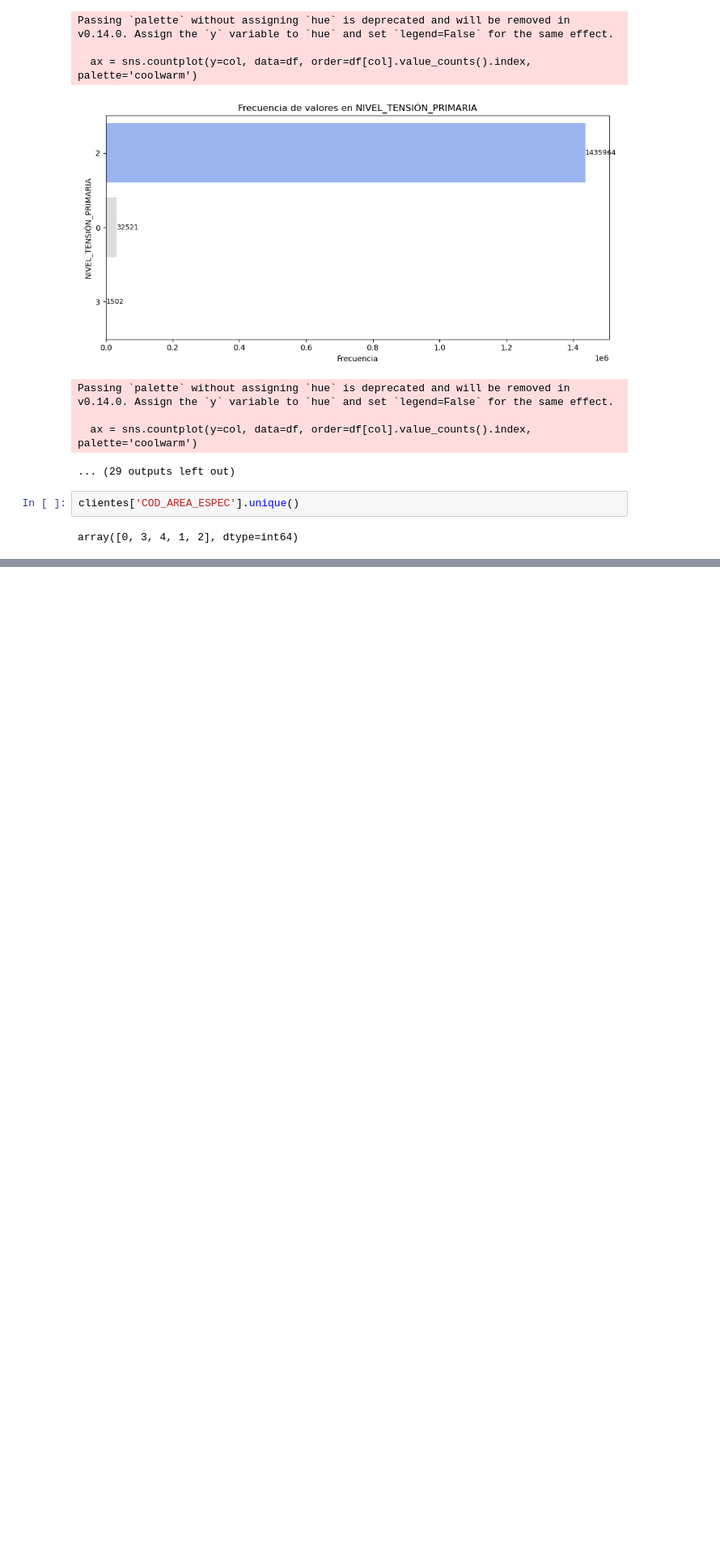
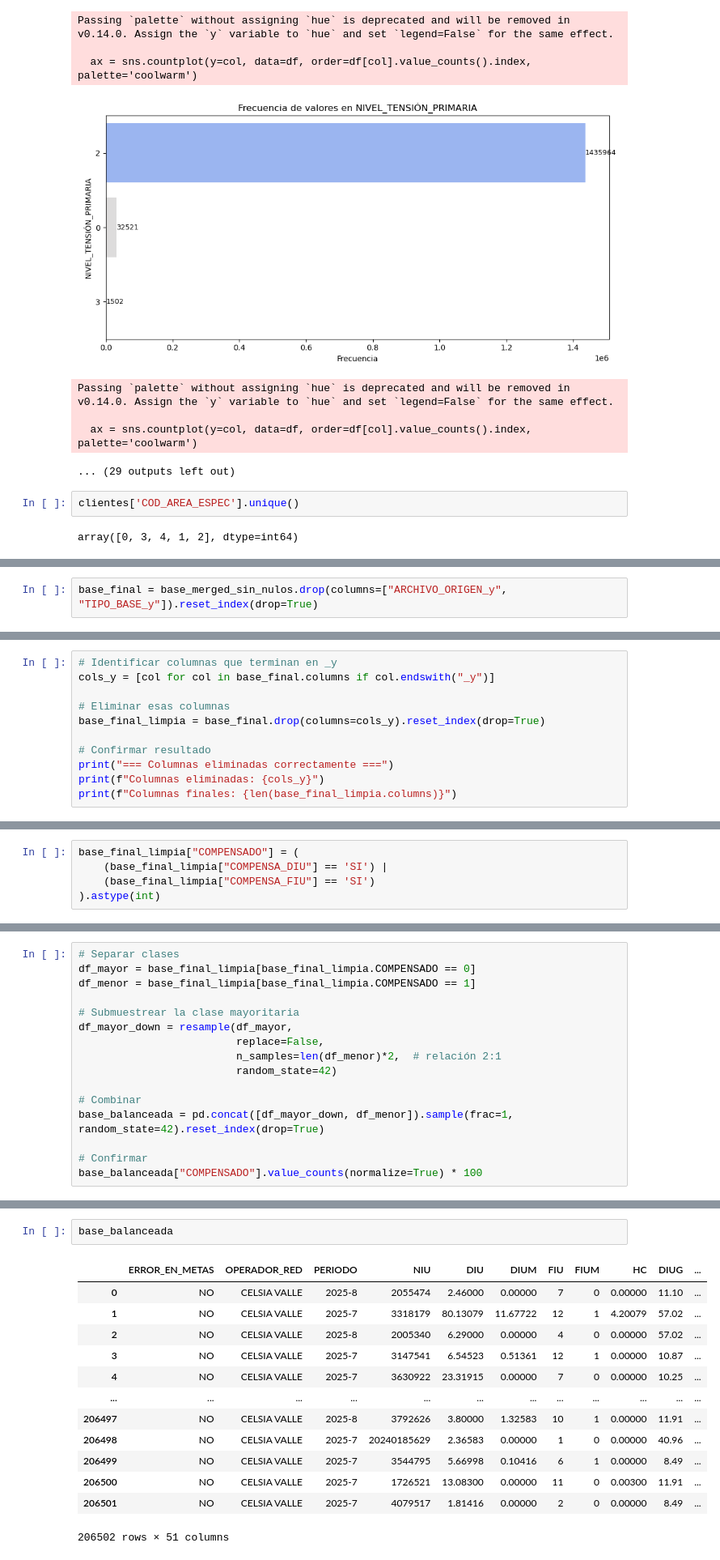
Before and after one commit to Fabian-11/Proyecto---Despliegue-de-Soluciones-Analiticas, a Jupyter notebook: Proyecto DSA - Compensaciones Empresa de Energia.ipynb, the cells around one changed output, grey strips where cells are left out. Shown at 81% size. Saved outputs shown, nothing was run; the diff lists cells and outputs as text; blank space fills up the shorter version.

```diff
--- a/Proyecto DSA - Compensaciones Empresa de Energia.ipynb
+++ b/Proyecto DSA - Compensaciones Empresa de Energia.ipynb
@@ -358,0 +532,2 @@ array([0, 3, 4, 1, 2], dtype=int64)
+# %%
+base_final = base_merged_sin_nulos.drop(columns=["ARCHIVO_ORIGEN_y", "TIPO_BASE_y"]).reset_index(drop=True)
@@ -358,0 +604,11 @@ array([0, 3, 4, 1, 2], dtype=int64)
+# %%
+# Identificar columnas que terminan en _y
+cols_y = [col for col in base_final.columns if col.endswith("_y")]
+
+# Eliminar esas columnas
+base_final_limpia = base_final.drop(columns=cols_y).reset_index(drop=True)
+
+# Confirmar resultado
+print("=== Columnas eliminadas correctamente ===")
+print(f"Columnas eliminadas: {cols_y}")
+print(f"Columnas finales: {len(base_final_limpia.columns)}")
@@ -358,0 +660,5 @@ array([0, 3, 4, 1, 2], dtype=int64)
+# %%
+base_final_limpia["COMPENSADO"] = (
+    (base_final_limpia["COMPENSA_DIU"] == 'SI') |
+    (base_final_limpia["COMPENSA_FIU"] == 'SI')
+).astype(int)
@@ -358,0 +676,16 @@ array([0, 3, 4, 1, 2], dtype=int64)
+# %%
+# Separar clases
+df_mayor = base_final_limpia[base_final_limpia.COMPENSADO == 0]
+df_menor = base_final_limpia[base_final_limpia.COMPENSADO == 1]
+
+# Submuestrear la clase mayoritaria
+df_mayor_down = resample(df_mayor,
+                         replace=False,
+                         n_samples=len(df_menor)*2,  # relación 2:1
+                         random_state=42)
+
+# Combinar
+base_balanceada = pd.concat([df_mayor_down, df_menor]).sample(frac=1, random_state=42).reset_index(drop=True)
+
+# Confirmar
+base_balanceada["COMPENSADO"].value_counts(normalize=True) * 100
@@ -358,0 +697,16 @@ array([0, 3, 4, 1, 2], dtype=int64)
+# %%
+base_balanceada
+# %% [output]
+|  | ERROR_EN_METAS | OPERADOR_RED | PERIODO | NIU | DIU | DIUM | FIU | FIUM | HC | DIUG | ... |
+| 0 | NO | CELSIA VALLE | 2025-8 | 2055474 | 2.46000 | 0.00000 | 7 | 0 | 0.00000 | 11.10 | ... |
+| 1 | NO | CELSIA VALLE | 2025-7 | 3318179 | 80.13079 | 11.67722 | 12 | 1 | 4.20079 | 57.02 | ... |
+| 2 | NO | CELSIA VALLE | 2025-8 | 2005340 | 6.29000 | 0.00000 | 4 | 0 | 0.00000 | 57.02 | ... |
+| 3 | NO | CELSIA VALLE | 2025-7 | 3147541 | 6.54523 | 0.51361 | 12 | 1 | 0.00000 | 10.87 | ... |
+| 4 | NO | CELSIA VALLE | 2025-7 | 3630922 | 23.31915 | 0.00000 | 7 | 0 | 0.00000 | 10.25 | ... |
+| ... | ... | ... | ... | ... | ... | ... | ... | ... | ... | ... | ... |
+| 206497 | NO | CELSIA VALLE | 2025-8 | 3792626 | 3.80000 | 1.32583 | 10 | 1 | 0.00000 | 11.91 | ... |
+| 206498 | NO | CELSIA VALLE | 2025-7 | 20240185629 | 2.36583 | 0.00000 | 1 | 0 | 0.00000 | 40.96 | ... |
+| 206499 | NO | CELSIA VALLE | 2025-7 | 3544795 | 5.66998 | 0.10416 | 6 | 1 | 0.00000 | 8.49 | ... |
+| 206500 | NO | CELSIA VALLE | 2025-7 | 1726521 | 13.08300 | 0.00000 | 11 | 0 | 0.00300 | 11.91 | ... |
+| 206501 | NO | CELSIA VALLE | 2025-7 | 4079517 | 1.81416 | 0.00000 | 2 | 0 | 0.00000 | 8.49 | ... |
+206502 rows × 51 columns
```
Also changed, not shown: parts of 24 cells of this notebook.
